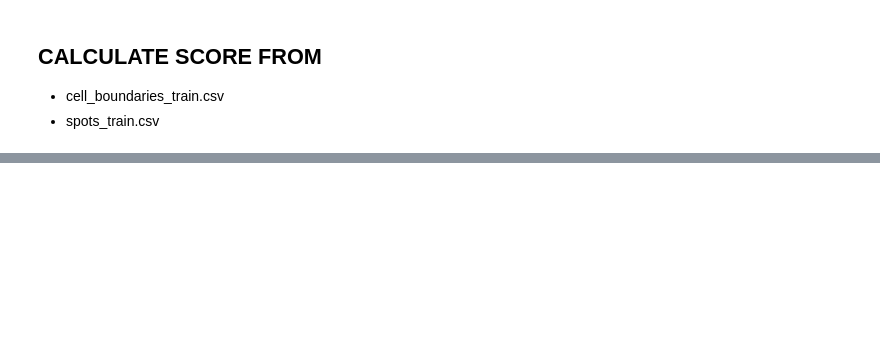
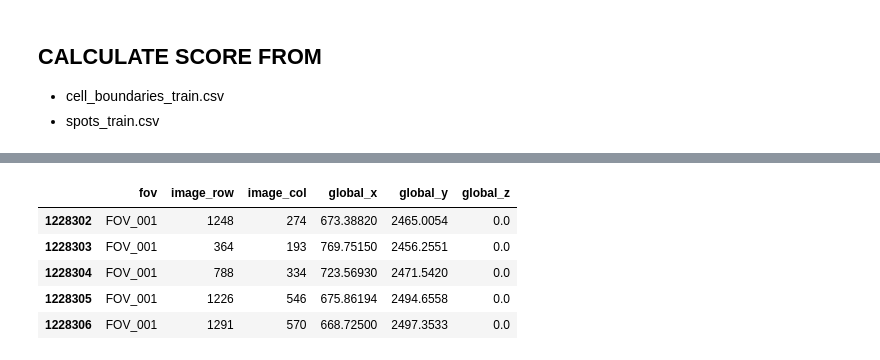
Before and after one commit to NovaBro/Neuro_project3_phase1, a Jupyter notebook: TEST_CELLPOSE.ipynb, the cells around one changed output, grey strips where cells are left out. Drawn from its saved outputs; the diff is of its cells as text; code cells hidden in the pictures; blank space fills up the shorter version.

```diff
--- a/TEST_CELLPOSE.ipynb
+++ b/TEST_CELLPOSE.ipynb
@@ -91,2 +81,4 @@ spots_train_df['global_x'].max(), spots_train_df['global_x'].min(), spots_train_
 # %%
 spots_train_df = spots_train_df[spots_train_df['fov'] == 'FOV_001']
+spots_train_df = spots_train_df[['fov', 'image_row', 'image_col', 'global_x', 'global_y', 'global_z']]
+spots_train_df.head(4)
@@ -153,16 +148,5 @@ def parse_float_list(text):
 
 cell_boundaries_train_df = pd.read_csv('cell_boundaries_train.csv')
 cell_boundaries_train_df.iloc[:, 1:] = cell_boundaries_train_df.iloc[:, 1:].applymap(parse_float_list)
-
-# spots_train_df = pd.read_csv('spots_train.csv')
-# spots_train_df = spots_train_df[spots_train_df['fov'].isin(['FOV_019', 'FOV_001'])]
-# spots_train_df = spots_train_df[spots_train_df['fov'].isin(['FOV_019', 'FOV_001'])]
-spots_train_df = pd.read_csv('spots_train.csv')
-spots_train_df = spots_train_df[spots_train_df['fov'] == 'FOV_001']
-
-# For each FOV, for each Z, Mask -> split into individiual pixels
-# spots = spots_train_df[['fov', 'image_row', 'image_col', 'global_z']]
-spots = spots_train_df
-spots.head(4)
 # %%
 cell_boundaries_train_df.head(4)
@@ -187,0 +195,10 @@ spots.head()
+# %%
+# TODO: For each FOV, for each Z, Mask -> split into individiual pixels
+spots_train_df.head()
+# %% [output]
+|  | fov | image_row | image_col | global_x | global_y | global_z |
+| 1228302 | FOV_001 | 1248 | 274 | 673.38820 | 2465.0054 | 0.0 |
+| 1228303 | FOV_001 | 364 | 193 | 769.75150 | 2456.2551 | 0.0 |
+| 1228304 | FOV_001 | 788 | 334 | 723.56930 | 2471.5420 | 0.0 |
+| 1228305 | FOV_001 | 1226 | 546 | 675.86194 | 2494.6558 | 0.0 |
+| 1228306 | FOV_001 | 1291 | 570 | 668.72500 | 2497.3533 | 0.0 |
```
Also changed, not shown: parts of 25 cells of this notebook, 3 other files.
